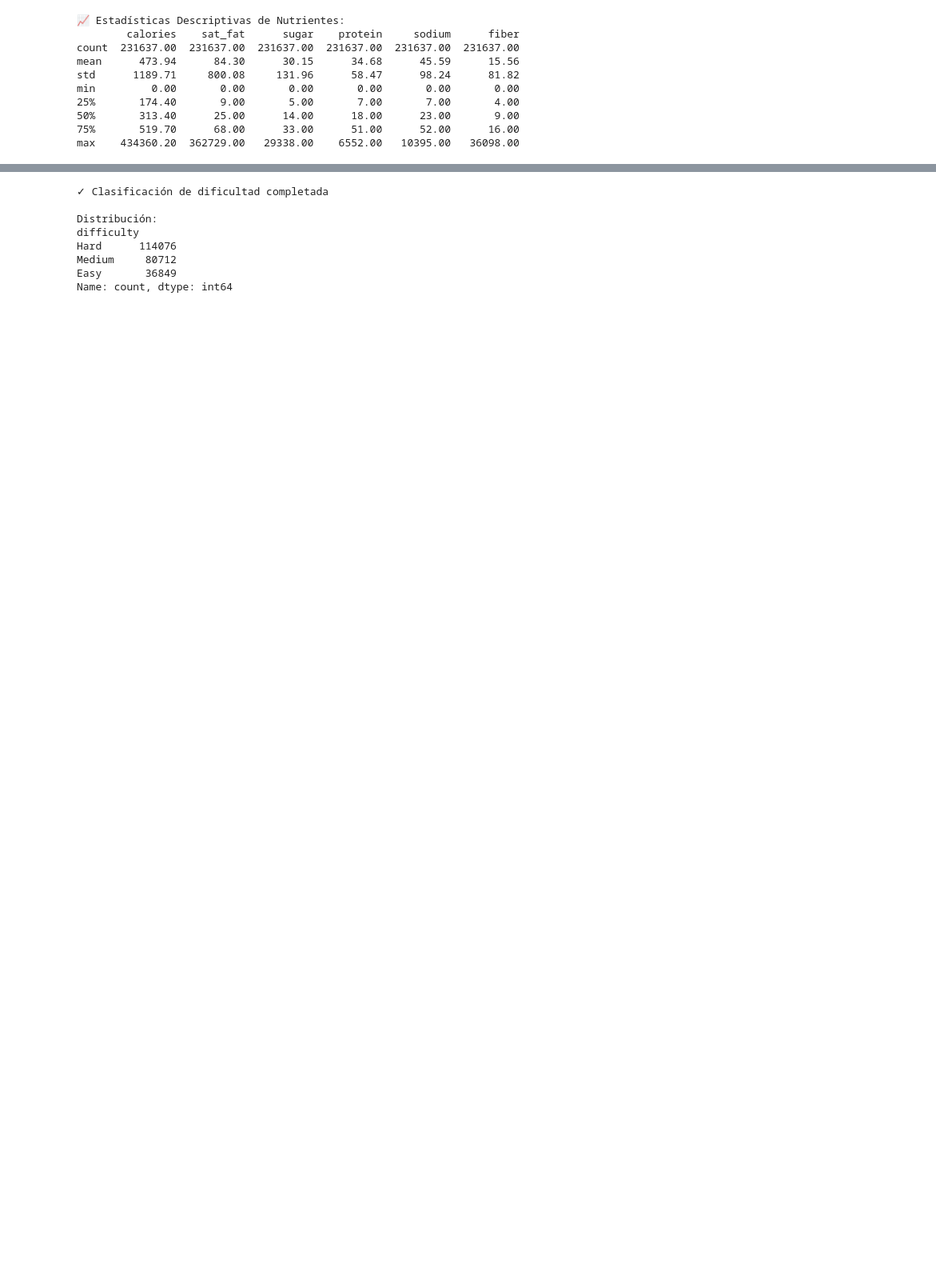
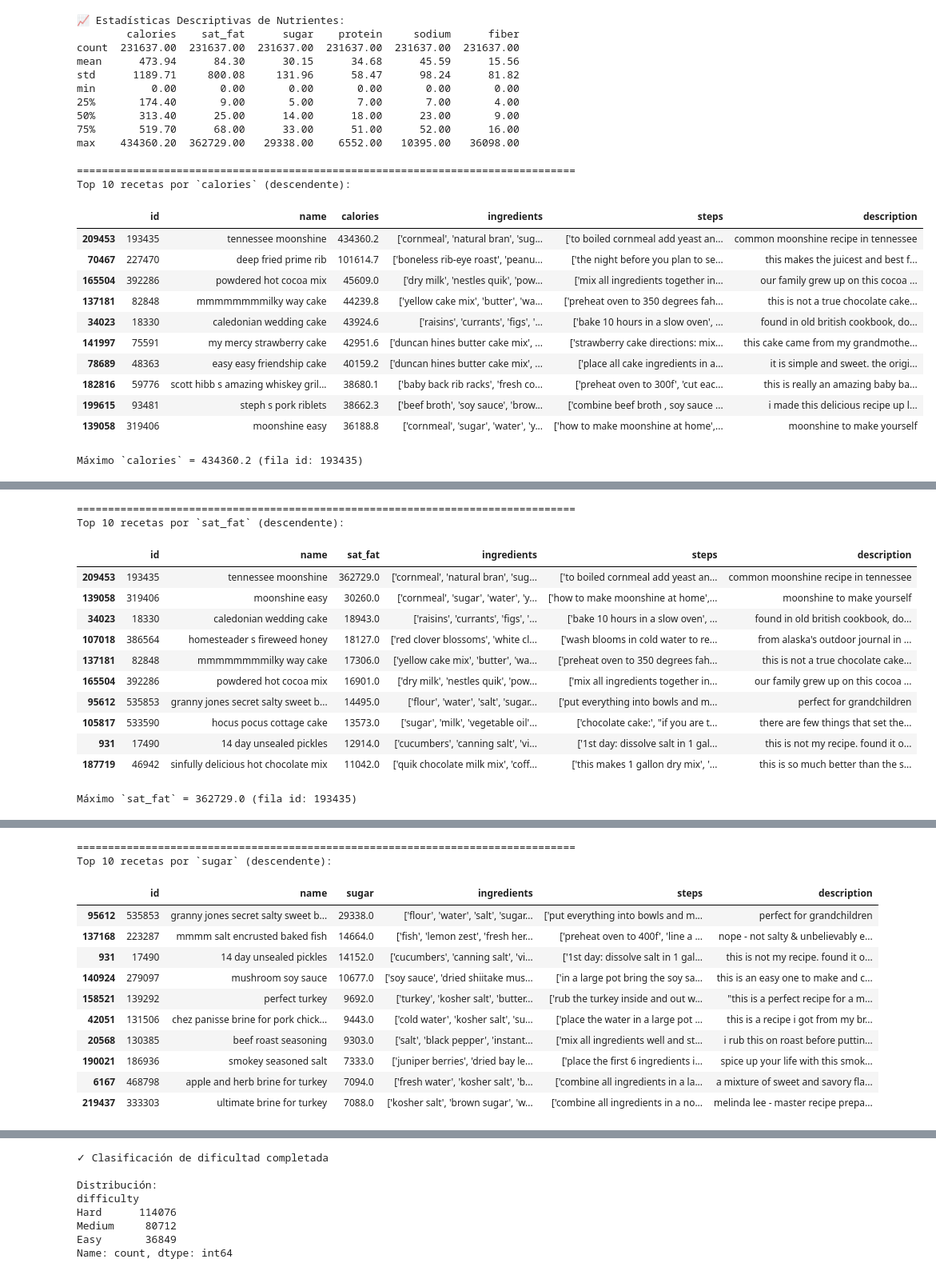
Before and after one commit to pablovigiljr3/recetAI, a Jupyter notebook: notebooks/01_Text_Mining_EDA.ipynb, the cells around one changed output, grey strips where cells are left out. Shown at 80% size. Drawn from its saved outputs; the diff is of its cells as text; code cells hidden in the pictures; blank space fills up the shorter version.

```diff
--- a/notebooks/01_Text_Mining_EDA.ipynb
+++ b/notebooks/01_Text_Mining_EDA.ipynb
@@ -152,3 +166,52 @@ min         0.00       0.00       0.00       0.00       0.00       0.00
 50%       313.40      25.00      14.00      18.00      23.00       9.00
 75%       519.70      68.00      33.00      51.00      52.00      16.00
 max    434360.20  362729.00   29338.00    6552.00   10395.00   36098.00
+# %%
+import pandas as pd
+import numpy as np
+
+# Carga si no existe `df` en el entorno
+if 'df' not in globals():
+    df = pd.read_csv('../data/RAW_recipes.csv')
+
+cols = ['calories','sat_fat','sugar','protein','sodium','fiber']
+# Asegurar numérico
+for c in cols:
+    if c in df.columns:
+        df[c] = pd.to_numeric(df[c], errors='coerce')
+
+top_n = 10
+optional = ['ingredients','steps','description']
+
+for c in cols:
+    if c not in df.columns:
+        print(f"Columna `{c}` no encontrada — se omite.")
+        continue
+
+    print("\n" + "="*80)
+    print(f"Top {top_n} recetas por `{c}` (descendente):\n")
+    show_cols = ['id','name',c] + [col for col in optional if col in df.columns]
+    display(df[show_cols].nlargest(top_n, c))
+
+    # Mostrar el registro con el máximo valor (fila completa si interesa)
+    if df[c].notna().any():
+        idx_max = df[c].idxmax()
+        print(f"\nMáximo `{c}` = {df.at[idx_max, c]} (fila id: {df.at[idx_max,'id']})\n")
+        display(df.loc[[idx_max]])
+    else:
+        print(f"No hay valores válidos en `{c}`.\n")
+# %% [output]
+================================================================================
+Top 10 recetas por `calories` (descendente):
+|  | id | name | calories | ingredients | steps | description |
+| 209453 | 193435 | tennessee moonshine | 434360.2 | ['cornmeal', 'natural bran', 'sug... | ['to boiled cornmeal add yeast an... | common moonshine recipe in tennessee |
+| 70467 | 227470 | deep fried prime rib | 101614.7 | ['boneless rib-eye roast', 'peanu... | ['the night before you plan to se... | this makes the juicest and best f... |
+| 165504 | 392286 | powdered hot cocoa mix | 45609.0 | ['dry milk', 'nestles quik', 'pow... | ['mix all ingredients together in... | our family grew up on this cocoa ... |
+| 137181 | 82848 | mmmmmmmmilky way cake | 44239.8 | ['yellow cake mix', 'butter', 'wa... | ['preheat oven to 350 degrees fah... | this is not a true chocolate cake... |
+| 34023 | 18330 | caledonian wedding cake | 43924.6 | ['raisins', 'currants', 'figs', '... | ['bake 10 hours in a slow oven', ... | found in old british cookbook, do... |
+| 141997 | 75591 | my mercy strawberry cake | 42951.6 | ['duncan hines butter cake mix', ... | ['strawberry cake directions: mix... | this cake came from my grandmothe... |
+| 78689 | 48363 | easy easy friendship cake | 40159.2 | ['duncan hines butter cake mix', ... | ['place all cake ingredients in a... | it is simple and sweet. the origi... |
+| 182816 | 59776 | scott hibb s amazing whiskey gril... | 38680.1 | ['baby back rib racks', 'fresh co... | ['preheat oven to 300f', 'cut eac... | this is really an amazing baby ba... |
+| 199615 | 93481 | steph s pork riblets | 38662.3 | ['beef broth', 'soy sauce', 'brow... | ['combine beef broth , soy sauce ... | i made this delicious recipe up l... |
+| 139058 | 319406 | moonshine easy | 36188.8 | ['cornmeal', 'sugar', 'water', 'y... | ['how to make moonshine at home',... | moonshine to make yourself |
+Máximo `calories` = 434360.2 (fila id: 193435)
@@ -154,0 +220,14 @@ max    434360.20  362729.00   29338.00    6552.00   10395.00   36098.00
+================================================================================
+Top 10 recetas por `sat_fat` (descendente):
+|  | id | name | sat_fat | ingredients | steps | description |
+| 209453 | 193435 | tennessee moonshine | 362729.0 | ['cornmeal', 'natural bran', 'sug... | ['to boiled cornmeal add yeast an... | common moonshine recipe in tennessee |
+| 139058 | 319406 | moonshine easy | 30260.0 | ['cornmeal', 'sugar', 'water', 'y... | ['how to make moonshine at home',... | moonshine to make yourself |
+| 34023 | 18330 | caledonian wedding cake | 18943.0 | ['raisins', 'currants', 'figs', '... | ['bake 10 hours in a slow oven', ... | found in old british cookbook, do... |
+| 107018 | 386564 | homesteader s fireweed honey | 18127.0 | ['red clover blossoms', 'white cl... | ['wash blooms in cold water to re... | from alaska's outdoor journal in ... |
+| 137181 | 82848 | mmmmmmmmilky way cake | 17306.0 | ['yellow cake mix', 'butter', 'wa... | ['preheat oven to 350 degrees fah... | this is not a true chocolate cake... |
+| 165504 | 392286 | powdered hot cocoa mix | 16901.0 | ['dry milk', 'nestles quik', 'pow... | ['mix all ingredients together in... | our family grew up on this cocoa ... |
+| 95612 | 535853 | granny jones secret salty sweet b... | 14495.0 | ['flour', 'water', 'salt', 'sugar... | ['put everything into bowls and m... | perfect for grandchildren |
+| 105817 | 533590 | hocus pocus cottage cake | 13573.0 | ['sugar', 'milk', 'vegetable oil'... | ['chocolate cake:', "if you are t... | there are few things that set the... |
+| 931 | 17490 | 14 day unsealed pickles | 12914.0 | ['cucumbers', 'canning salt', 'vi... | ['1st day: dissolve salt in 1 gal... | this is not my recipe. found it o... |
+| 187719 | 46942 | sinfully delicious hot chocolate mix | 11042.0 | ['quik chocolate milk mix', 'coff... | ['this makes 1 gallon dry mix', '... | this is so much better than the s... |
+Máximo `sat_fat` = 362729.0 (fila id: 193435)
@@ -154,0 +236,13 @@ max    434360.20  362729.00   29338.00    6552.00   10395.00   36098.00
+================================================================================
+Top 10 recetas por `sugar` (descendente):
+|  | id | name | sugar | ingredients | steps | description |
+| 95612 | 535853 | granny jones secret salty sweet b... | 29338.0 | ['flour', 'water', 'salt', 'sugar... | ['put everything into bowls and m... | perfect for grandchildren |
+| 137168 | 223287 | mmmm salt encrusted baked fish | 14664.0 | ['fish', 'lemon zest', 'fresh her... | ['preheat oven to 400f', 'line a ... | nope - not salty & unbelievably e... |
+| 931 | 17490 | 14 day unsealed pickles | 14152.0 | ['cucumbers', 'canning salt', 'vi... | ['1st day: dissolve salt in 1 gal... | this is not my recipe. found it o... |
+| 140924 | 279097 | mushroom soy sauce | 10677.0 | ['soy sauce', 'dried shiitake mus... | ['in a large pot bring the soy sa... | this is an easy one to make and c... |
+| 158521 | 139292 | perfect turkey | 9692.0 | ['turkey', 'kosher salt', 'butter... | ['rub the turkey inside and out w... | "this is a perfect recipe for a m... |
+| 42051 | 131506 | chez panisse brine for pork chick... | 9443.0 | ['cold water', 'kosher salt', 'su... | ['place the water in a large pot ... | this is a recipe i got from my br... |
+| 20568 | 130385 | beef roast seasoning | 9303.0 | ['salt', 'black pepper', 'instant... | ['mix all ingredients well and st... | i rub this on roast before puttin... |
+| 190021 | 186936 | smokey seasoned salt | 7333.0 | ['juniper berries', 'dried bay le... | ['place the first 6 ingredients i... | spice up your life with this smok... |
+| 6167 | 468798 | apple and herb brine for turkey | 7094.0 | ['fresh water', 'kosher salt', 'b... | ['combine all ingredients in a la... | a mixture of sweet and savory fla... |
+| 219437 | 333303 | ultimate brine for turkey | 7088.0 | ['kosher salt', 'brown sugar', 'w... | ['combine all ingredients in a no... | melinda lee - master recipe prepa... |
```
Also changed, not shown: parts of 5 cells of this notebook, 2 other files.
